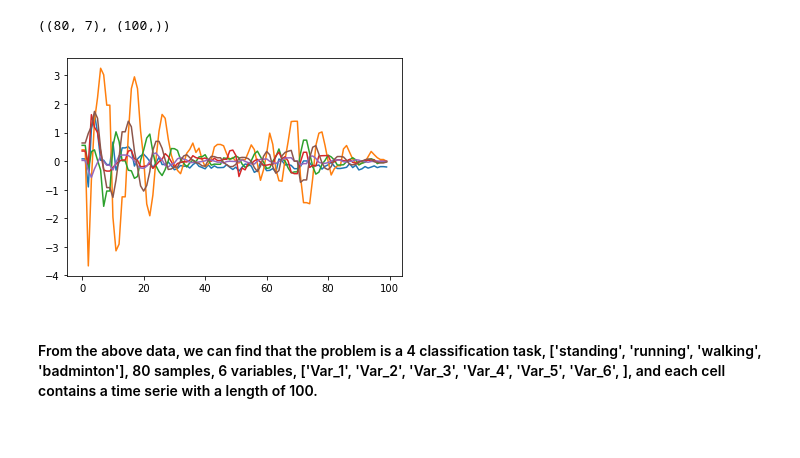
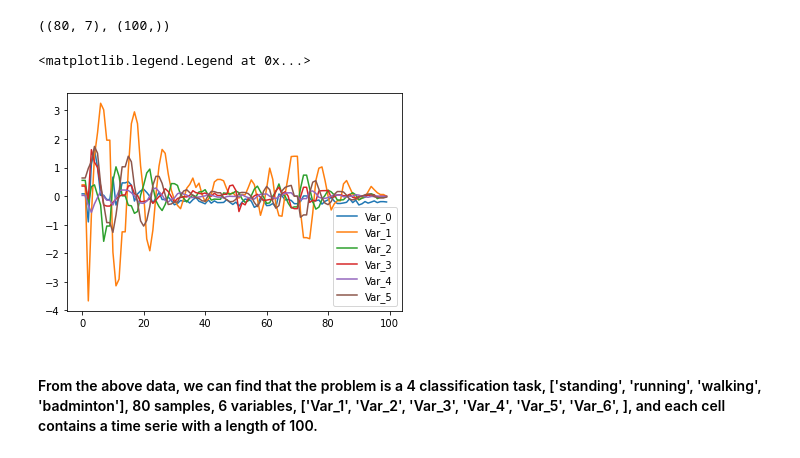
Before and after one commit to DataCanvasIO/HyperTS, a Jupyter notebook: examples/multivariate_classification_experiment.ipynb, the cells around one changed output. Cells and saved outputs as stored; diff of their text form; code cells hidden in the pictures.

```diff
--- a/examples/multivariate_classification_experiment.ipynb
+++ b/examples/multivariate_classification_experiment.ipynb
@@ -29,10 +28,14 @@ df.shape, df.Var_1.iloc[0].shape
 # %% [output]
 ((80, 7), (100,))
 # %%
+import matplotlib.pyplot as plt
+
 for i in range(6):
-    df[f'Var_{i+1}'].iloc[0].plot()
+    df[f'Var_{i+1}'].iloc[0].plot(label=f'Var_{i}')
+plt.legend()
 # %% [output]
+<matplotlib.legend.Legend at 0x...>
-[figure, old version]
+[figure, new version]
 # %% [markdown]
 #### From the above data, we can find that the problem is a 4 classification task, ['standing', 'running', 'walking', 'badminton'], 80 samples, 6 variables, ['Var_1', 'Var_2', 'Var_3', 'Var_4', 'Var_5', 'Var_6', ], and each cell contains a time serie with a length of 100.
 # %% [markdown]
```
Also changed, not shown: parts of 2 cells of this notebook, 1 other file.
